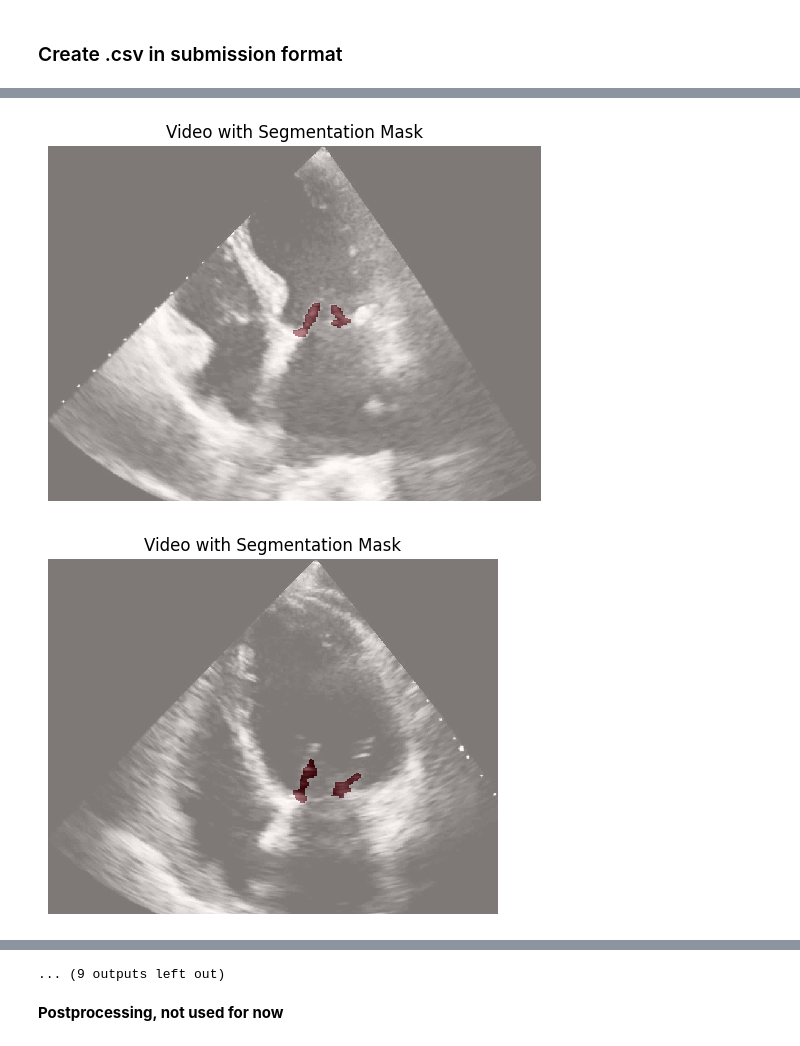
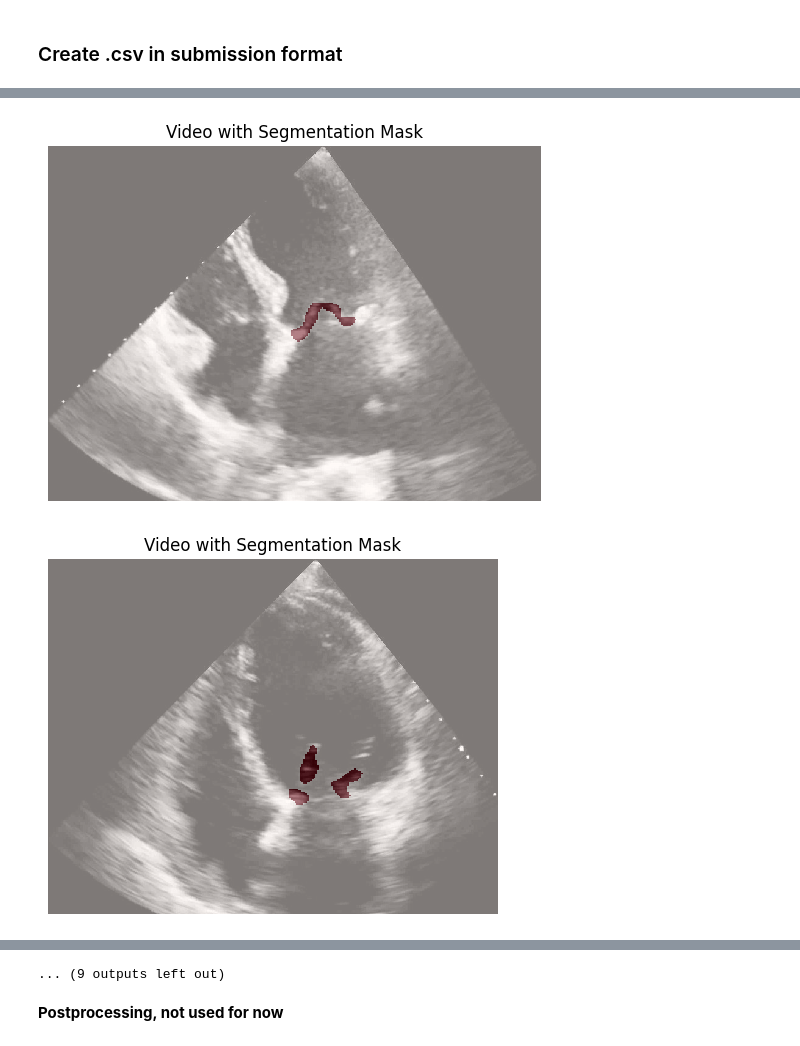
Before and after one commit to Teywi/Mitral_Valve_Segmentation, a Jupyter notebook: task3.ipynb, the cells around one changed output, grey strips where cells are left out. Cells and saved outputs as stored; diff of their text form; code cells hidden in the pictures.

Commit message:
now 4 models

```diff
--- a/task3.ipynb
+++ b/task3.ipynb
@@ -333,0 +361,13 @@ class UNetPlusPlus(nn.Module):
+# %%
+class FPN(nn.Module):
+    def __init__(self, in_channels, out_channels):
+        super(FPN, self).__init__()
+        self.model = smp.FPN(
+            encoder_name="resnet50",  # Use different backbones
+            encoder_weights="imagenet",
+            in_channels=in_channels,
+            classes=out_channels
+        )
+
+    def forward(self, x):
+        return self.model(x)
@@ -365,0 +519,15 @@ Epoch 60/60, Train Loss: 0.0448, Valid Loss: 0.0466
+# %%
+model = AttentionUNet(in_channels=5, out_channels=1)
+
+steps_per_epoch = len(X_train) // batch_size
+validation_steps = len(X_valid) // batch_size
+
+trained_model = train_model(
+    model,
+    train_generator=generated_data_train,
+    valid_generator=generated_data_valid,
+    steps_per_epoch=steps_per_epoch,
+    validation_steps=validation_steps,
+    num_epochs=60,
+    path_to_best_model="best_model_attUNet.pth"
+)
@@ -387,7 +561,7 @@ with torch.no_grad():
 
 
 # Apply thresholding
-threshold = 0.99
+threshold = 0.999
 binary_predicted_masks = (predicted_masks > threshold).astype(np.uint8)  # Convert to binary
 
 # Remove channel dimension (if present) for visualization
@@ -643,13 +818,13 @@ def generate_masks(model, X_test, original_sizes, test_data, threshold=0.5):
 
     return masks
 # %%
-trained_model = UNetPlusPlus(in_channels=5, out_channels=1)
+trained_model = FPN(in_channels=5, out_channels=1)
 
 # Load the saved weights
-trained_model.load_state_dict(torch.load("best_model.pth"))
-predicted_masks = create_submission(trained_model, X_test, original_sizes, test_names, threshold=0.9, submission_file="submission_r6-10_s256_bs8_e60_t090.csv")
+trained_model.load_state_dict(torch.load("best_model_fpn.pth"))
+predicted_masks = create_submission(trained_model, X_test, original_sizes, test_names, threshold=0.2, submission_file="submission_fpn_r6-10_s256_bs8_e60_t098.csv")
 
-# predicted_masks = generate_masks(trained_model, X_test, original_sizes, test_names, threshold=0.05)
+# predicted_masks = generate_masks(trained_model, X_test, original_sizes, test_names, threshold=0.98)
 # %% [output]
 E9AHVWGBUF (586, 821, 103)
 H7G0BX4HFV (587, 791, 52)
@@ -751,4 +926,4 @@ plt.show()
 # %%
 for i in range(20):
-    play_video_with_mask(test_data[i]["video"], predicted_masks[test_data[i]['name']], output_file=f"animation{i}.gif", fps=15)
+    play_video_with_mask(test_data[i]["video"], predicted_masks[test_data[i]['name']], output_file=f"animation_fpn{i}.gif", fps=15)
 # %% [output]
@@ -780,2 +955,2 @@ Animation saved as animation19.gif
-[figure, old version]
+[figure, new version]
-[figure, old version]
+[figure, new version]
```
Also changed, not shown: parts of 14 cells of this notebook.
